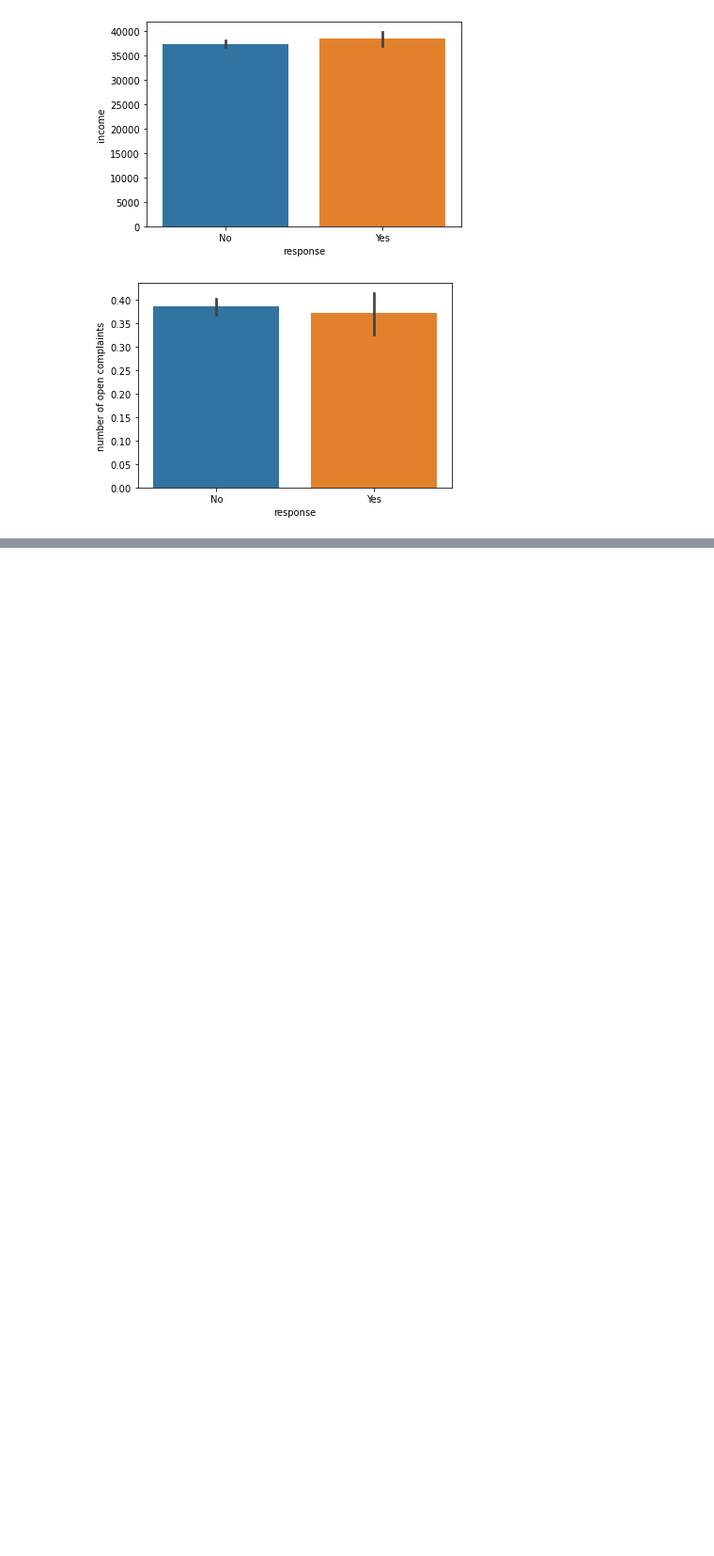
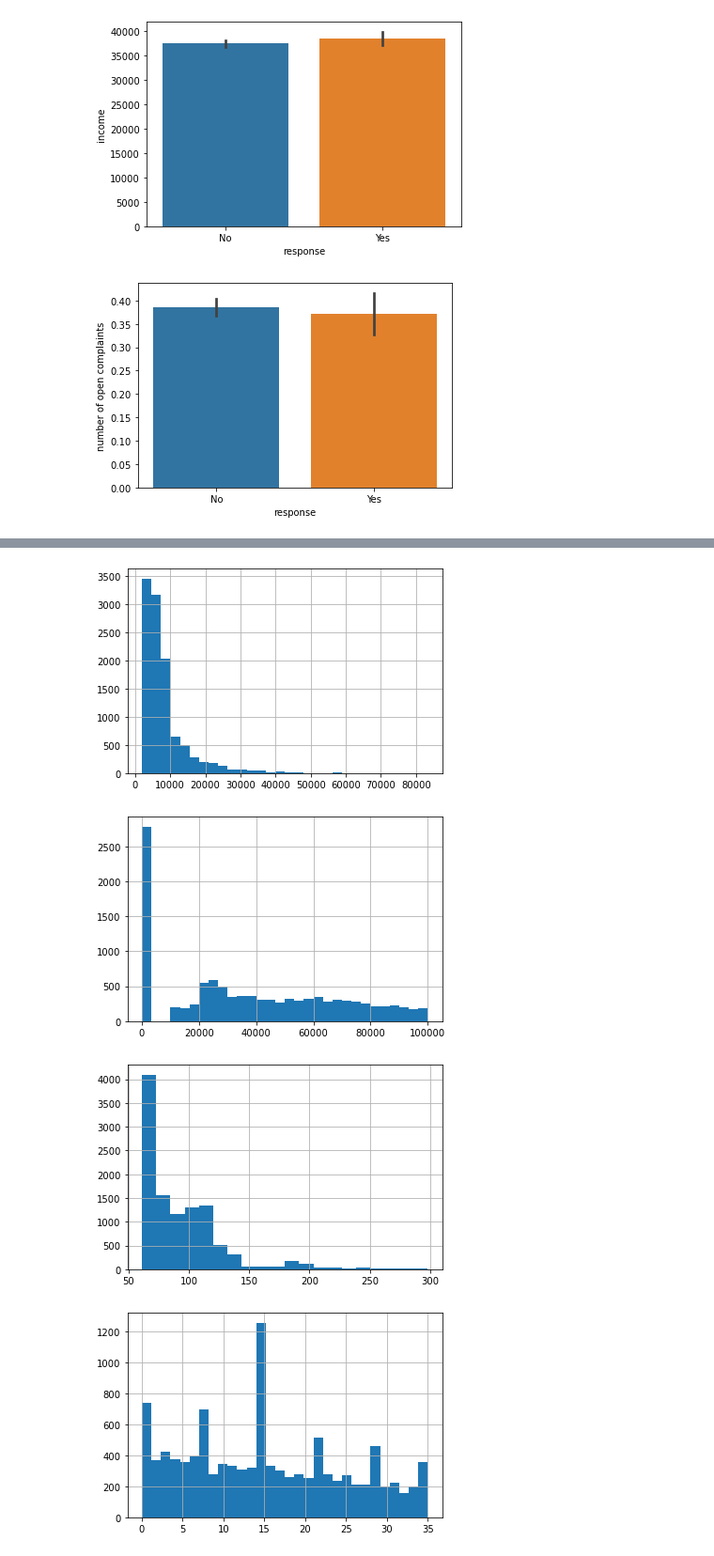
Before and after one commit to audedef/lab-customer-analysis-round-2, a Jupyter notebook: ex-lab-customer-analysis.ipynb, the cells around one changed output, grey strips where cells are left out. Shown at 94% size. Drawn from its saved outputs; the diff is of its cells as text; code cells hidden in the pictures; blank space fills up the shorter version.

```diff
--- a/ex-lab-customer-analysis.ipynb
+++ b/ex-lab-customer-analysis.ipynb
@@ -385,0 +490,26 @@ plt.show()
+# %%
+# Use Matplotlib to construct histograms
+import matplotlib.pyplot as plt
+%matplotlib inline
+
+df['customer lifetime value'].hist(bins=30)
+plt.show()
+df['income'].hist(bins=30)
+plt.show()
+df['monthly premium auto'].hist(bins=20)
+plt.show()
+df['months since last claim'].hist(bins=30)
+plt.show()
+df['months since policy inception'].hist(bins=30)
+plt.show()
+df['number of open complaints'].hist(bins=10)
+plt.show()
+df['number of policies'].hist(bins=10)
+plt.show()
+df['total claim amount'].hist(bins=20)
+plt.show()
+# %% [output]
+[figure, added]
+[figure, added]
+[figure, added]
+[figure, added]
```
Also changed, not shown: parts of 12 cells of this notebook.
